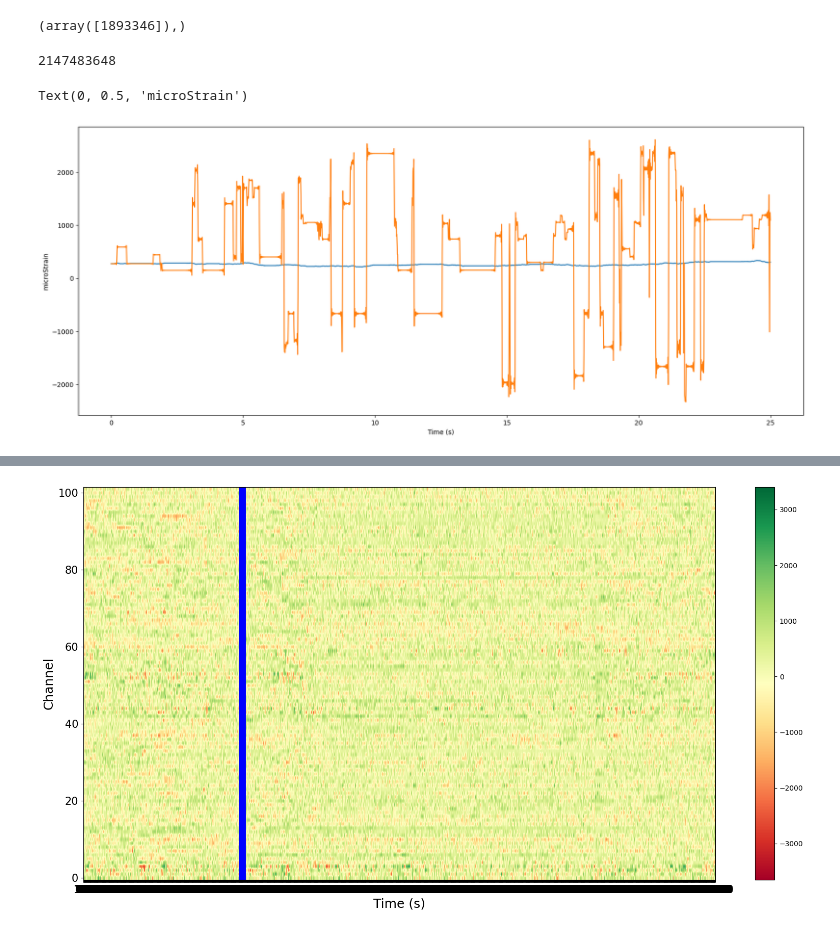
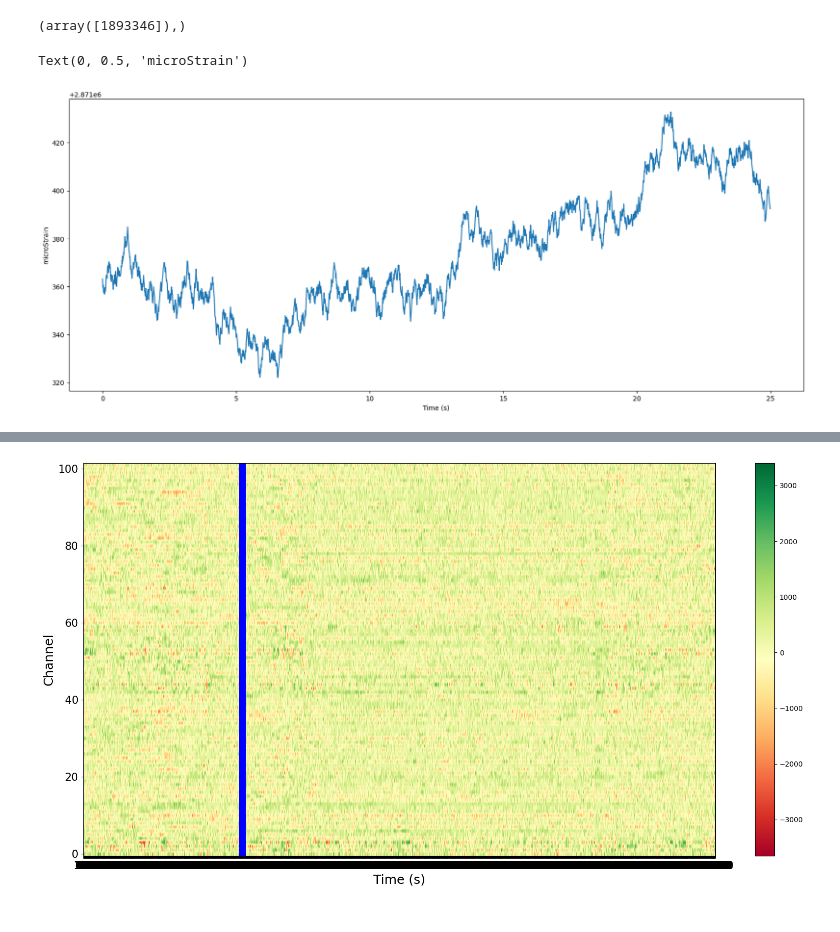
Before and after one commit to jamesterryxu/oklahoma-wind-turbine, a Jupyter notebook: python/das-wrapping.ipynb, the cells around one changed output, grey strips where cells are left out. Cells and saved outputs as stored; diff of their text form; code cells hidden in the pictures.

```diff
--- a/python/das-wrapping.ipynb
+++ b/python/das-wrapping.ipynb
@@ -41,10 +52,6 @@ print(np.min(strain_brake[4,:]))
 np.where(raw_data[:,4] == np.max(raw_data[:,4]))
 # %% [output]
 (array([1893346]),)
-# %%
-print(2**31)
-# %% [output]
-2147483648
 # %%
 def signal_unwrap(das_record):
     # Initialize array for sign change indicators
@@ -70,22 +77,22 @@ test_corrected = np.unwrap(strain_brake[4,:])
 # %%
 begin_time_point = 0
 end_time_point = 2500
 
 nyquist_freq = 0.5*100
 normal_cutoff = 1 / nyquist_freq
 b,a, = butter(2,normal_cutoff,btype='high')
 
 
 
 fig,axs = plt.subplots(1,1,figsize=(20,8))
 # axs.plot(np.linspace(0,nt/100,nt)[begin_time_point:end_time_point],filtfilt(b,a,np.unwrap(test_corrected[begin_time_point:end_time_point])))
-axs.plot(np.linspace(0,nt/100,nt)[begin_time_point:end_time_point],test_corrected[begin_time_point:end_time_point])
-axs.plot(np.linspace(0,nt/100,nt)[begin_time_point:end_time_point],strain_brake[4,begin_time_point:end_time_point])
+# axs.plot(np.linspace(0,nt/100,nt)[begin_time_point:end_time_point],test_corrected[begin_time_point:end_time_point])
+# axs.plot(np.linspace(0,nt/100,nt)[begin_time_point:end_time_point],strain_brake[4,begin_time_point:end_time_point])
 
 # axs.plot(np.linspace(0,nt/5000,nt)[begin_time_point:end_time_point],np.unwrap(test_corrected[begin_time_point:end_time_point]))
 # axs.plot(np.linspace(0,nt/5000,nt)[begin_time_point:end_time_point],test_corrected[begin_time_point:end_time_point])
 axs.set_xlabel('Time (s)')
 axs.set_ylabel('microStrain')
 # %% [output]
 Text(0, 0.5, 'microStrain')
-[figure, old version]
+[figure, new version]
```
Also changed, not shown: parts of 9 cells of this notebook, 2 other files.
